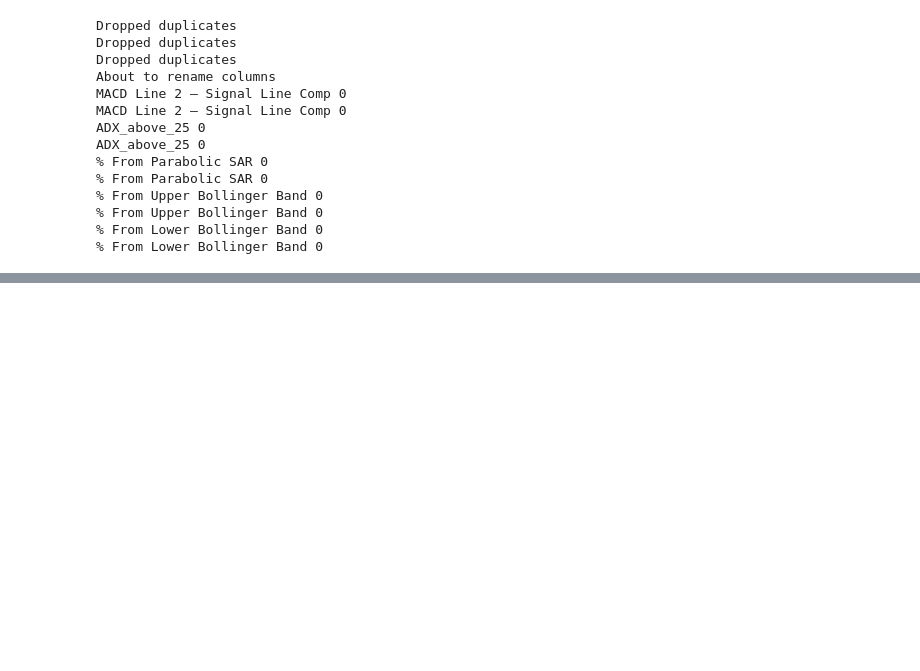
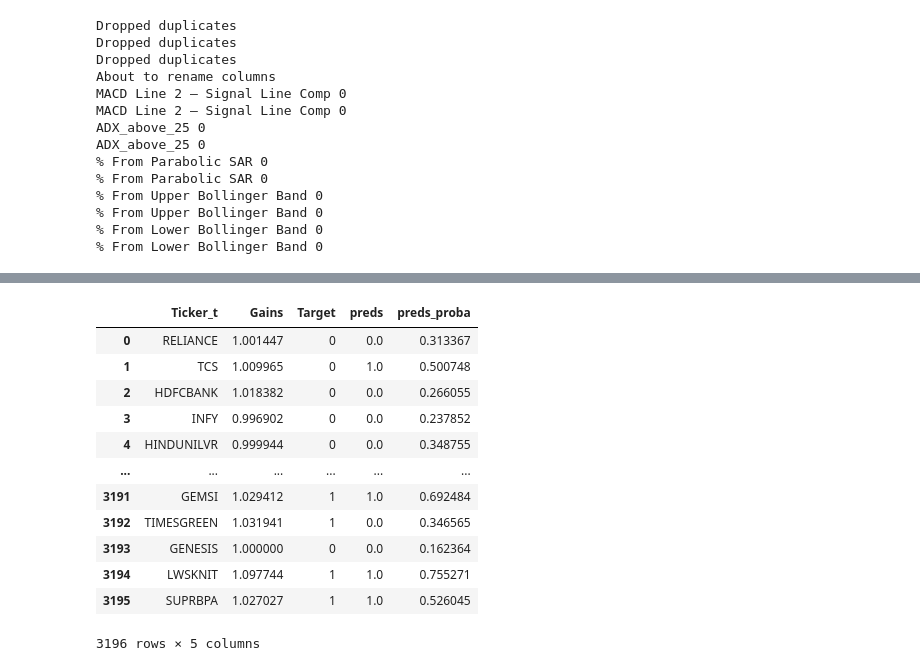
Before and after one commit to paras953/stock_market_prediction_technicals, a Jupyter notebook: Technical_model_git_v1.ipynb, the cells around one changed output, grey strips where cells are left out. Cells and saved outputs as stored; diff of their text form; code cells hidden in the pictures; blank space fills up the shorter version.

```diff
--- a/Technical_model_git_v1.ipynb
+++ b/Technical_model_git_v1.ipynb
@@ -785,6 +734,8 @@ def data_prep_test(final_merge,test_ratio=0.2):
   columns_to_drop_base_names=['FILE_TYPE','Close Price','Ticker','Target','Gains','Sub-Sector','Name','Market Cap','PE Ratio','Beta','Alpha']
   columns_to_drop_final=[]
   labels=final_merge['Target']
+  stock_pkey_df=final_merge[['Ticker_t','Gains','Target']] #so that we can consume the prediction and make stock picks
+
   #in addition to this drop columns having null values ...ie whose missing values have not been imputed
   #removing both t and t-1 columns
   for items in columns_to_drop_base_names:
@@ -816,12 +767,14 @@ def data_prep_test(final_merge,test_ratio=0.2):
   final_merge.drop(columns=drop_list2,inplace=True)
 
   #final_merge has only model independent variables
-  return final_merge,labels
+  return final_merge,labels,stock_pkey_df
 
 
 
 def get_test_acc(log_reg,X,y,thresh=0.5):
   pred=log_reg.predict(X)
+  #print(pred)
+  pred_proba=np.array(pred) #crating a copy
   pred[pred>thresh]=1
   pred[pred<=thresh]=0
   acc=(y==pred).sum()
@@ -832,7 +785,7 @@ def get_test_acc(log_reg,X,y,thresh=0.5):
   tpr=tp/(tp+fn)
   print(f'TPR at {thresh} {tpr}')
   print(f'FPR at {thresh} {fpr}')
-  return 0
+  return pred,pred_proba
 
 def norm_test_set(X,mean_dict,std_dict):
   print('Normalizing test set')
@@ -887,11 +840,11 @@ for items in final_merge.columns:
 
 
 final_merge=final_merge[columns_after_corr_removal]
-test_features,test_labels=data_prep_test(final_merge)
+test_features,test_labels,stock_pkey_df=data_prep_test(final_merge)
 if norm:
   test_features=norm_test_set(test_features,mean_dict,std_dict)
 
-get_test_acc(log_reg,X=test_features,y=test_labels,thresh=0.5)
+preds,pred_proba=get_test_acc(log_reg,X=test_features,y=test_labels,thresh=0.5)
 plot_auc(log_reg,test_features,test_labels)
 # %% [output]
 Dropped duplicates
@@ -927,0 +869,5 @@ See the caveats in the documentation: https://pandas.pydata.org/pandas-docs/stab
+# %%
+stock_pkey_df['preds']=preds.tolist()
+stock_pkey_df['preds_proba']=pred_proba.tolist()
+
+stock_pkey_df.to_csv('final_predictions_stock_data.csv',index=False)
@@ -927,0 +884,16 @@ See the caveats in the documentation: https://pandas.pydata.org/pandas-docs/stab
+# %%
+stock_pkey_df
+# %% [output]
+|  | Ticker_t | Gains | Target | preds | preds_proba |
+| 0 | RELIANCE | 1.001447 | 0 | 0.0 | 0.313367 |
+| 1 | TCS | 1.009965 | 0 | 1.0 | 0.500748 |
+| 2 | HDFCBANK | 1.018382 | 0 | 0.0 | 0.266055 |
+| 3 | INFY | 0.996902 | 0 | 0.0 | 0.237852 |
+| 4 | HINDUNILVR | 0.999944 | 0 | 0.0 | 0.348755 |
+| ... | ... | ... | ... | ... | ... |
+| 3191 | GEMSI | 1.029412 | 1 | 1.0 | 0.692484 |
+| 3192 | TIMESGREEN | 1.031941 | 1 | 0.0 | 0.346565 |
+| 3193 | GENESIS | 1.000000 | 0 | 0.0 | 0.162364 |
+| 3194 | LWSKNIT | 1.097744 | 1 | 1.0 | 0.755271 |
+| 3195 | SUPRBPA | 1.027027 | 1 | 1.0 | 0.526045 |
+3196 rows × 5 columns
```
Also changed, not shown: parts of 8 cells of this notebook.
